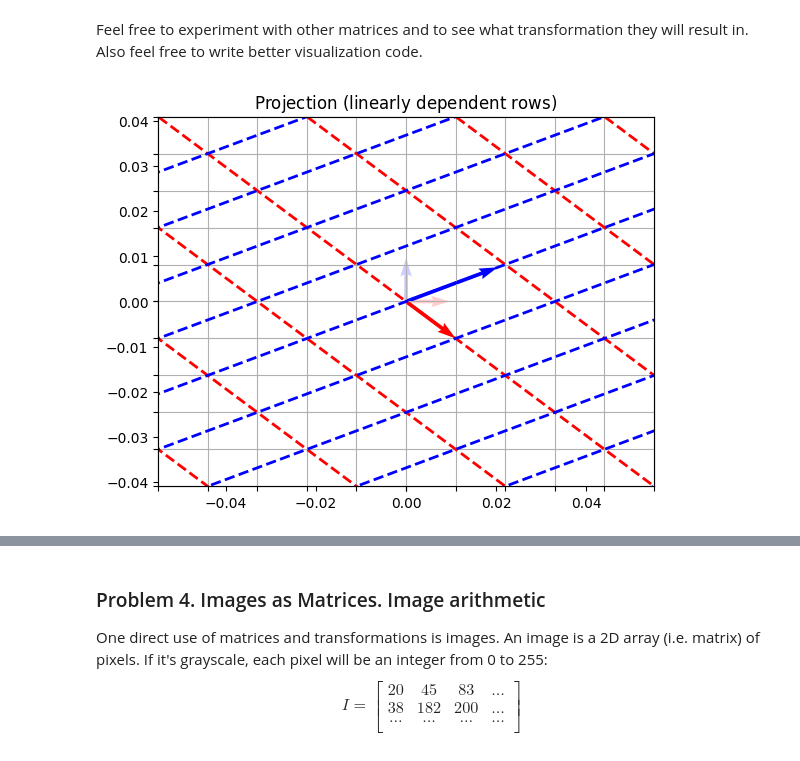
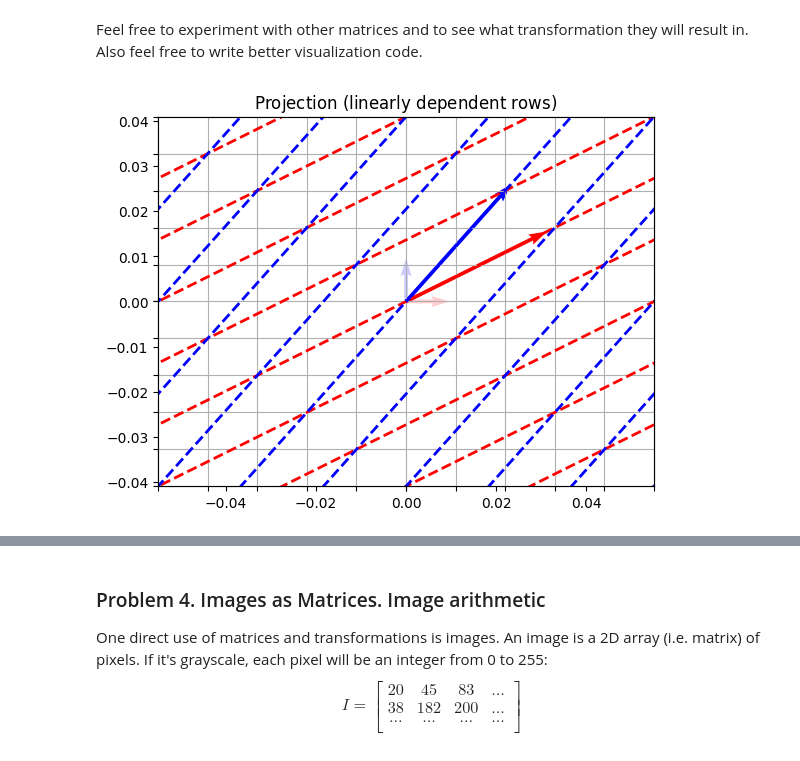
Before and after one commit to plamensve/Math-Concepts, a Jupyter notebook: 03-Linear ALgebra/Linear Algebra Exercise.ipynb, the cells around one changed output, grey strips where cells are left out. Drawn from its saved outputs; the diff is of its cells as text; code cells hidden in the pictures.

```diff
--- a/03-Linear ALgebra/Linear Algebra Exercise.ipynb
+++ b/03-Linear ALgebra/Linear Algebra Exercise.ipynb
@@ -478,33 +478,33 @@ def experiment(matrix, plot_title):
     # Transformation
     matrix = [
         [matrix[0][0], matrix[0][1], 0],
         [matrix[1][0], matrix[1][1], 0],
         [0, 0, 1],
     ]
     t = Affine2D(matrix)
 
     [min_x, max_x, min_y, max_y] = [2 * ax.get_xlim()[0], 2 * ax.get_xlim()[1] + 1, 2 * ax.get_ylim()[0], 2 * ax.get_ylim()[1] + 1]
 
     # New (transformed) grid lines
     # Horizontal
     for y in np.arange(min_y, max_y):
         ax.plot([min_x, max_x], [y] * 2, color = "red", linestyle = "--", linewidth = 2, transform = t + ax.transData)
     # Vertical
     for x in np.arange(min_x, max_x):
         ax.plot([x] * 2, [min_y, max_y], color = "blue", linestyle = "--", linewidth = 2, transform = t + ax.transData)
 
     # New (transformed) unit vectors
     new_x = t.transform_affine([1, 0])
     new_y = t.transform_affine([0, 1])
     ax.quiver([0, 0], [0, 0], [new_x[0], new_y[0]], [new_x[1], new_y[1]], color = ["red", "blue"], units = "xy", angles = "xy", scale = 1)
 
     plt.show()
 
 matrix = [
-    [1, 2],
-    [-1, 1]
+    [3, 2],
+    [2, 3]
 ]
 
 experiment(matrix, r"$\mathrm{Projection\ (linearly\ dependent\ rows)}$")
 # %% [output]
-[figure, old version]
+[figure, new version]
```
Also changed, not shown: parts of 1 cell of this notebook.
